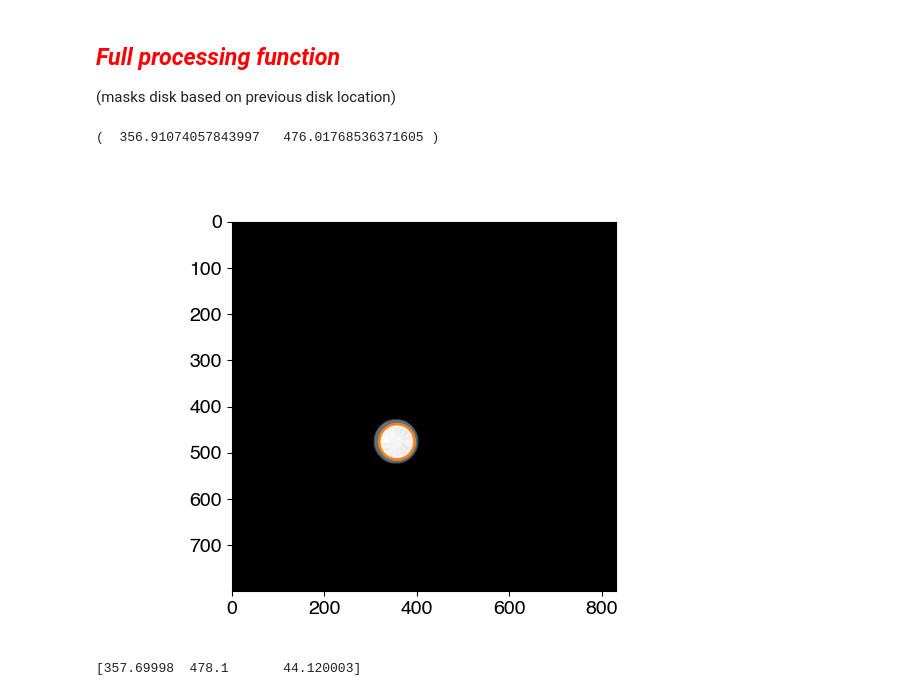
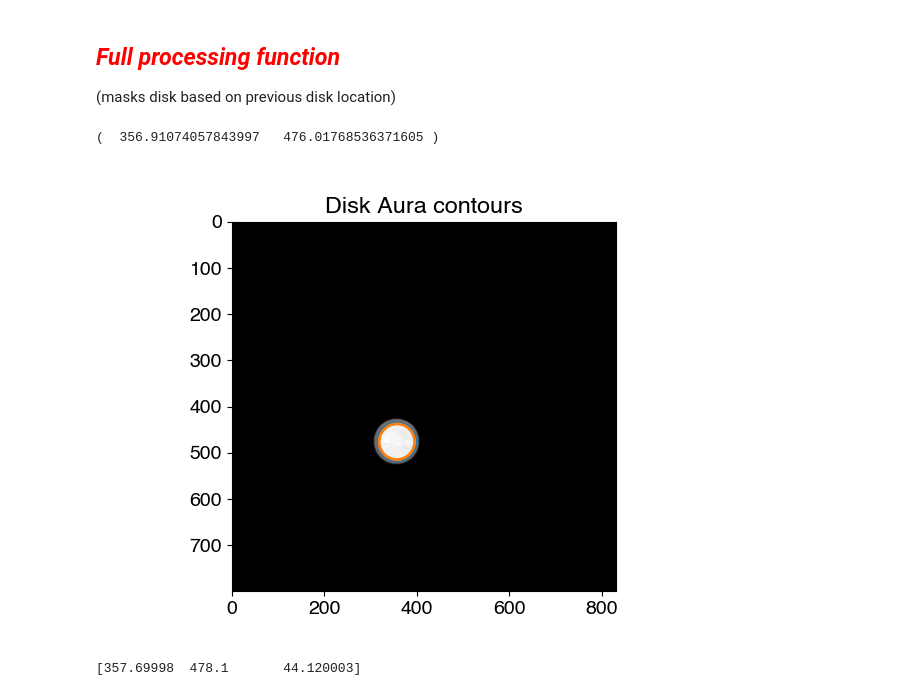
Before and after one commit to fvegar/brownian, a Jupyter notebook: brownian.ipynb, the cells around one changed output. Drawn from its saved outputs; the diff is of its cells as text; code cells hidden in the pictures.

```diff
--- a/brownian.ipynb
+++ b/brownian.ipynb
@@ -249,7 +249,7 @@ cvdisplay(black,1)
 # %%
 def circle_mask(x0, y0, R, image, base_frame):
     return cv.bitwise_and(image, image, \
-    mask = cv.circle(np.copy(base_frame), (int(x0),int(y0)), int(R), 255, -1) )
+    mask = cv.circle(np.copy(base_frame), (round(x0),round(y0)), round(R), 255, -1) )
     # np.copy is necessary; otherwise cv.circle modifies base_frame
 # %%
 LX = int(np.shape(video[0])[1])
@@ -265,7 +265,7 @@ masked_frame = circle_mask( x0, y0, R, video[0], black)
 cvdisplay( masked_frame , 0)
 # %%
 def circle_line(x0,y0, R, rc, gc, bc, w, image):
-    return cv.circle( np.copy(cv.cvtColor(image, cv.COLOR_GRAY2RGB)), (int(x0),int(y0)), int(R), (rc,gc,bc), w)
+    return cv.circle( np.copy(cv.cvtColor(image, cv.COLOR_GRAY2RGB)), (round(x0),round(y0)), round(R), (rc,gc,bc), w)
 # %%
 cvdisplay( circle_line(x0,y0,R, 0,0,255, 2, masked_frame), 3)
 # %% [markdown]
@@ -303,18 +303,26 @@ for i in range(6):
 ## <span style="color:red"> *Full processing function* </span>
 (masks disk based on previous disk location)
 # %%
+# initial disk detection, by detecting circle (OpenCV, see cell above and below for iteration)
 disk = locate_disk( cv.convertScaleAbs(masked_frame), 1.5, 50, 37, 43)[0]
+# circular mask (OpenCV), 20% bigger than detected disk
 masked_disk = circle_mask(disk[0], disk[1], disk[2]*1.2, masked_frame, black)
+# blur masked disk
 blur_frame = cv.GaussianBlur(cv.medianBlur(masked_disk, 5), (5,5),0)
 
-contour_out = scikit.measure.find_contours(blur_frame, fully_connected='high',level=125 )
+# detect aura contours (SciKit) inside the circular mask. detection by px brightness (level parameter)
+# inner aura contour, marking inner limit to disk optical boundary (aura)
+contour_out = scikit.measure.find_contours(blur_frame, fully_connected='high', level=125 )
 if np.shape(contour_out)[0] >1:
     print('outer contour detection failed\n')
-contour_in = scikit.measure.find_contours(blur_frame, fully_connected='high',level=200 )
+# outer contour, marks outer limit of disk optical boundary (aura); i.e., fading to background
+contour_in = scikit.measure.find_contours(blur_frame, fully_connected='high', level=200 )
 if np.shape(contour_in)[0] >1:
     print('inner contour detection failed\n')
 
+# plot (matplotlib) detected aura contours
 fig, ax = plt.subplots()
+plt.title('Disk Aura contours')
 ax.imshow(blur_frame, cmap=plt.cm.gray)
 for contour in contour_out:
     ax.plot(contour[:, 1], contour[:, 0], linewidth=2)
@@ -322,50 +330,52 @@ for contour in contour_in:
     ax.plot(contour[:, 1], contour[:, 0], linewidth=2)
 
 ####################
-# OUTER CONTOUR mask, for refined disk masking
+# OUTER CONTOUR mask, disk mask is adjusted to aura outer limit
 ####################
 disk_mask = np.zeros(masked_disk.shape)
 
+# mask is rebuilt by means of SciKit draw.plygon procedure over
 xx, yy = scikit.draw.polygon(contour_out[0][:, 0], contour_out[0][:, 1], disk_mask.shape)
 disk_mask[xx, yy] = 255
 disk_mask = disk_mask.astype(np.uint8)
 #cvdisplay(disk_mask, 9)
 
+# create "masked disk" image from outer contour: everything is wiped out except disk + aura
 masked_disk = cv.bitwise_and(masked_disk, masked_disk, mask = disk_mask)
 #cvdisplay(masked_disk,0)
 
 ####################
 # INNER CONTOUR mask, for aura masking (preserves brightness structure of border, for better mass center calc
 ####################
 disk_mask = np.zeros(masked_disk.shape)
 
 xx, yy = scikit.draw.polygon(contour_in[0][:, 0], contour_in[0][:, 1], disk_mask.shape)
 disk_mask[xx, yy] = 255
 disk_mask = disk_mask.astype(np.uint8)
-
+# disk inside disk border  (aura masked out)
 masked_disk_2 = cv.bitwise_and(masked_disk,masked_disk,mask=disk_mask)
 
-# pixel average of inner disk mask
+# pixel average of disk inside disk border: m00/sum of non-black px
 px_avg_disk_2 = cv.moments(masked_disk_2)['m00']/np.sum(cv.threshold(masked_disk_2, 100,1,cv.THRESH_BINARY)[1])
 px_avg_disk_2 = round(px_avg_disk_2)
-# replace inner disk mask with px avg
+# replace inner full disk pixels with px avg
 masked_disk_2 = cv.threshold(masked_disk_2,100,px_avg_disk_2,cv.THRESH_BINARY)[1]
-# create disk inner disk mask, with px avg
+
+# create inverse disk inner disk mask, with px avg, for selection only the aura
 disk_mask_2 = cv.threshold(masked_disk_2,0,255,cv.THRESH_BINARY_INV)[1].astype(np.uint8)
-# create disk aura
+# create (mask) disk aura
 disk_aura = cv.bitwise_and(masked_disk, masked_disk, mask=disk_mask_2)
 # add disk aura + averaged inner mask
-disk_for_xy =cv.add(masked_disk_2,disk_aura)
-# obtain mass center from these 2 images addition
+disk_for_xy = cv.add(masked_disk_2,disk_aura)
+# obtain mass center from these 2 images sum. mass center is the improved disk center location
 momentos = cv.moments(disk_for_xy) # save moments of aura + inner avg disk mask
 dx0 = momentos['m10']/momentos['m00'] # mass center, X
 dy0 = momentos['m01']/momentos['m00'] # mass center, Y
 print('( ', dx0,' ', dy0, ') \n')
 
-# draw results
+# draw results, adding system boundary and improved disk center location over masked_disk frame
 pointed_disk = circle_line(dx0,dy0,1, 255,0,0, 1, masked_disk)
 cvdisplay( cv.circle( pointed_disk, (x0,y0), R, (0,0,255), 2), 0 )
-#cvdisplay( circle_line(x0,y0,R, 0,0,255, 2, masked_disk), 3)
 # %% [output]
 (  356.91074057843997   476.01768536371605 )
-[figure, old version]
+[figure, new version]
```
Also changed, not shown: parts of 6 cells of this notebook.
